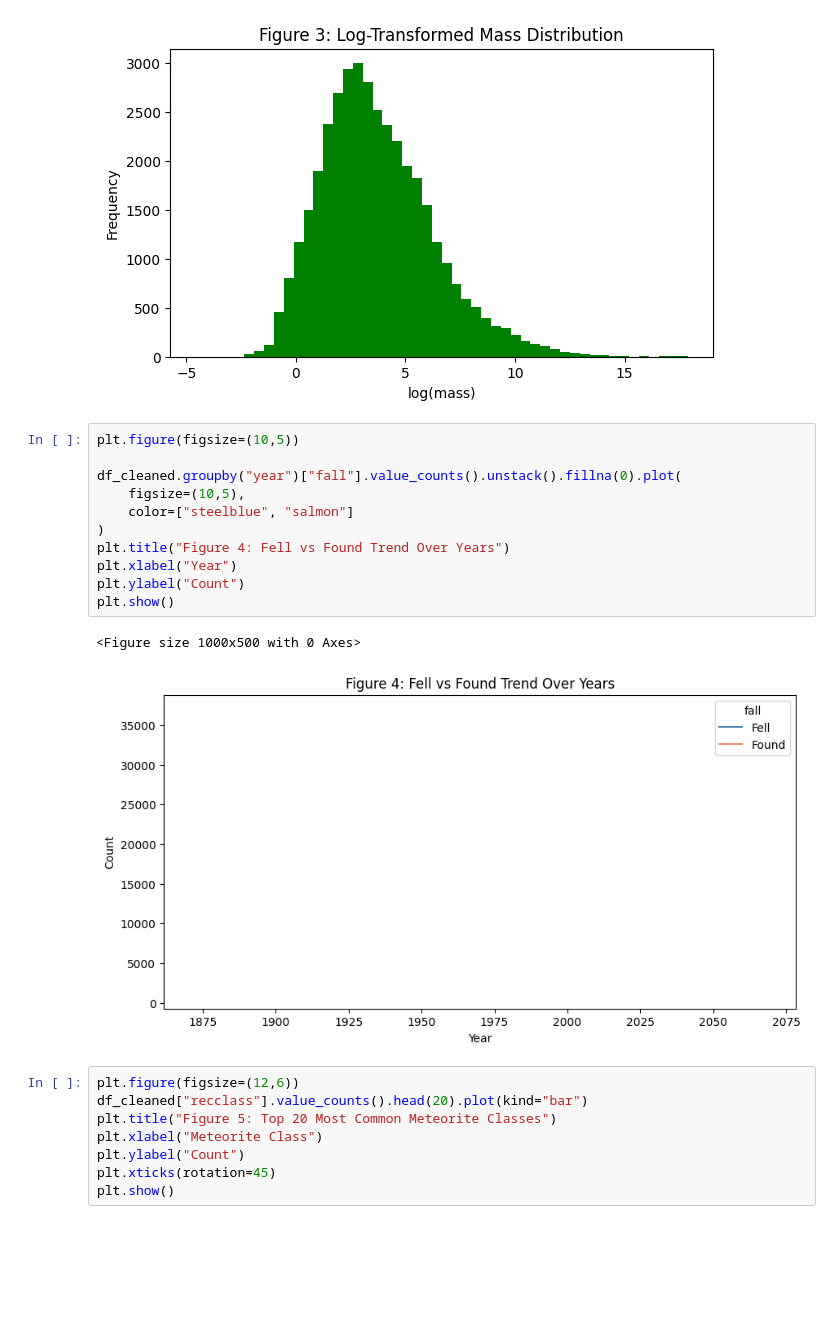
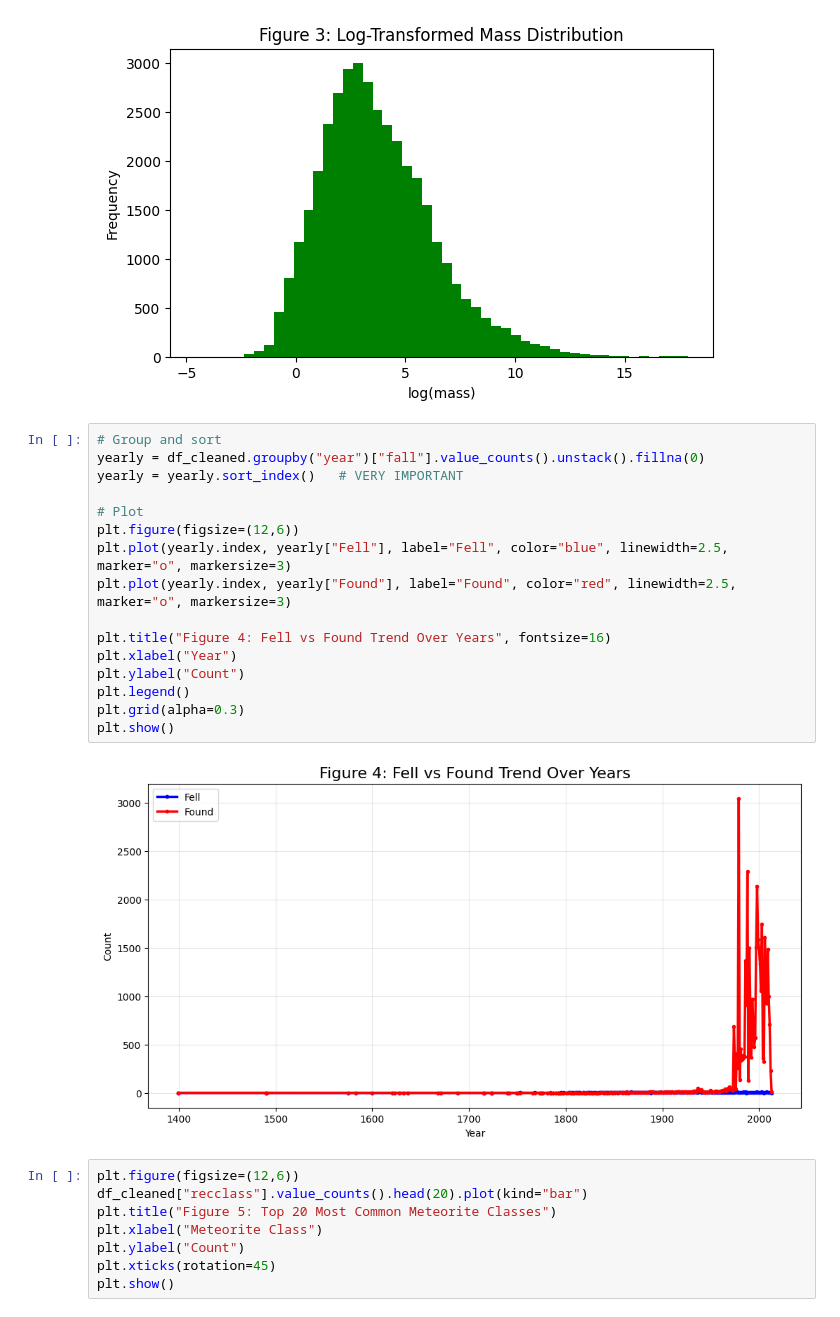
Before and after one commit to Samyanghaoyu/322project, a Jupyter notebook: FinalReport.ipynb, the cells around one changed output. Drawn from its saved outputs; the diff is of its cells as text; blank space fills up the shorter version.

```diff
--- a/FinalReport.ipynb
+++ b/FinalReport.ipynb
@@ -136,19 +165,23 @@ plt.show()
 # %% [output]
 [figure]
 # %%
-plt.figure(figsize=(10,5))
+# Group and sort
+yearly = df_cleaned.groupby("year")["fall"].value_counts().unstack().fillna(0)
+yearly = yearly.sort_index()   # VERY IMPORTANT
 
-df_cleaned.groupby("year")["fall"].value_counts().unstack().fillna(0).plot(
-    figsize=(10,5),
-    color=["steelblue", "salmon"]
-)
-plt.title("Figure 4: Fell vs Found Trend Over Years")
+# Plot
+plt.figure(figsize=(12,6))
+plt.plot(yearly.index, yearly["Fell"], label="Fell", color="blue", linewidth=2.5, marker="o", markersize=3)
+plt.plot(yearly.index, yearly["Found"], label="Found", color="red", linewidth=2.5, marker="o", markersize=3)
+
+plt.title("Figure 4: Fell vs Found Trend Over Years", fontsize=16)
 plt.xlabel("Year")
 plt.ylabel("Count")
+plt.legend()
+plt.grid(alpha=0.3)
 plt.show()
 # %% [output]
-<Figure size 1000x500 with 0 Axes>
-[figure, old version]
+[figure, new version]
 # %%
 plt.figure(figsize=(12,6))
 df_cleaned["recclass"].value_counts().head(20).plot(kind="bar")
```
Also changed, not shown: parts of 5 cells of this notebook.
